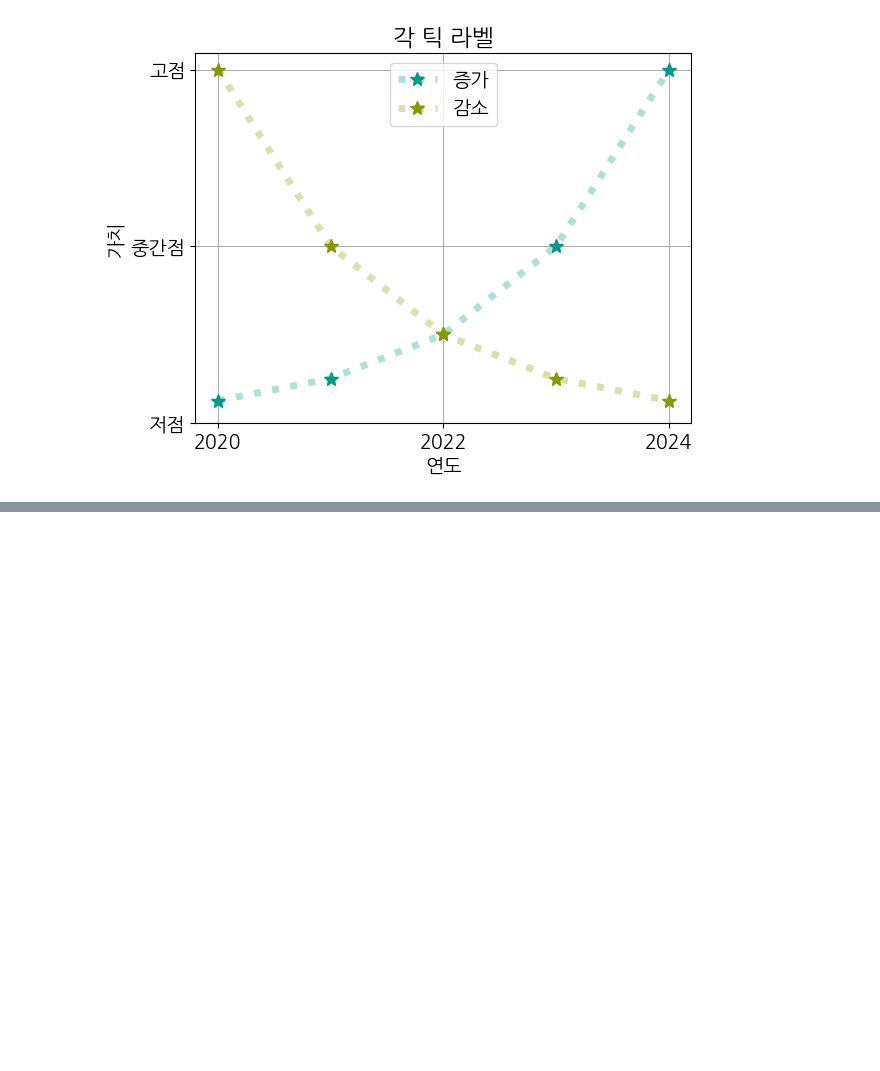
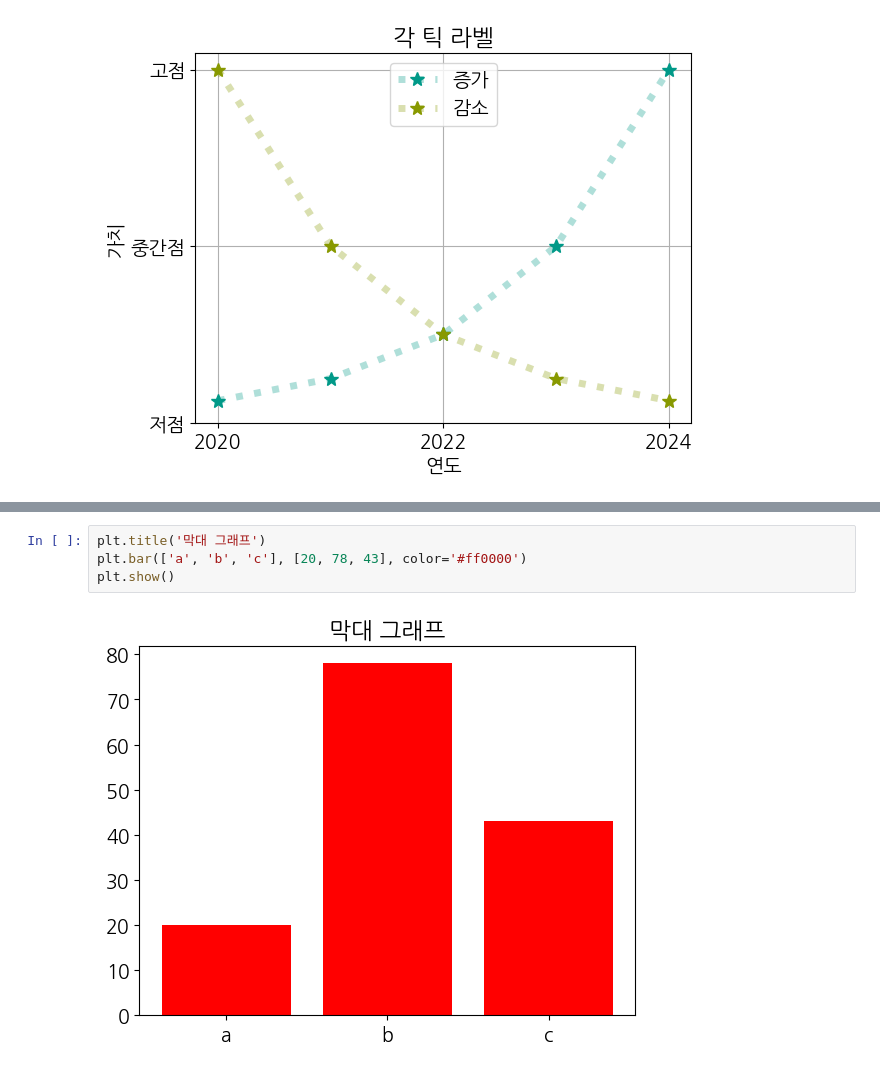
Before and after one commit to pdu08075/python-basic, a Jupyter notebook: visualize-data.ipynb, the cells around one changed output, grey strips where cells are left out. Cells and saved outputs as stored; diff of their text form; blank space fills up the shorter version.

```diff
--- a/visualize-data.ipynb
+++ b/visualize-data.ipynb
@@ -176,0 +186,6 @@ plt.show()
+# %%
+plt.title('막대 그래프')
+plt.bar(['a', 'b', 'c'], [20, 78, 43], color='#ff0000')
+plt.show()
+# %% [output]
+[figure, added]
```
Also changed, not shown: parts of 15 cells of this notebook.
